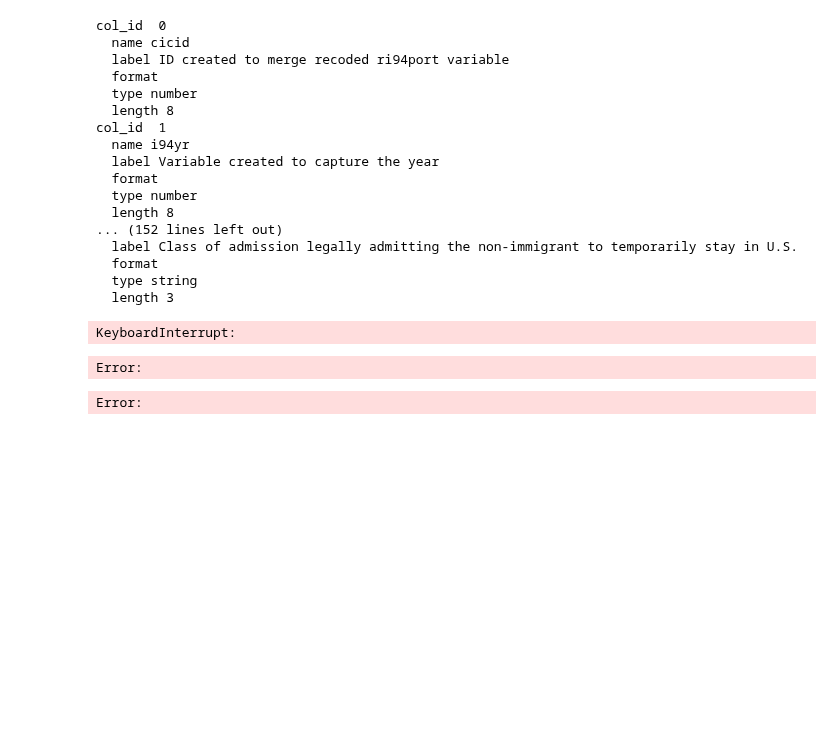
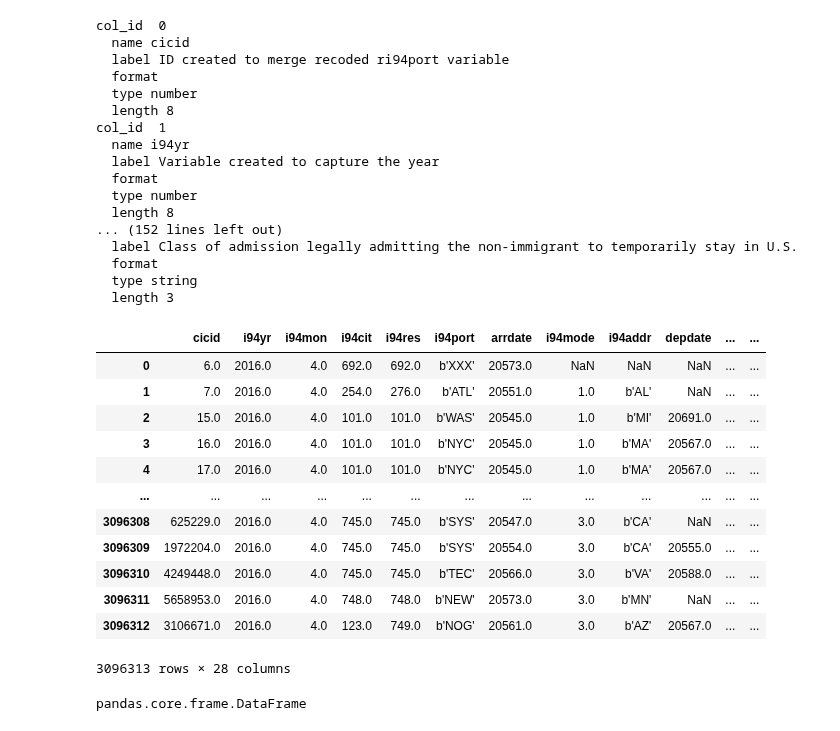
Before and after one commit to NickHuangbeauty/udacity_capstone_project, a Jupyter notebook: aws_emr_steps/practice_and_learn_aws_emr_process.ipynb, the cells around one changed output. Saved outputs shown, nothing was run; the diff lists cells and outputs as text; code cells hidden in the pictures; blank space fills up the shorter version.

```diff
--- a/aws_emr_steps/practice_and_learn_aws_emr_process.ipynb
+++ b/aws_emr_steps/practice_and_learn_aws_emr_process.ipynb
@@ -256,13 +250,29 @@ col_id  1
 # %%
 # Dealing with multiple data files
 # TODO: Make a def for doing this.
-pdf_immigration = pd.read_sas(imm_data, format='sas7bdat', iterator=True, chunksize=50000)
+# Method1: Using pandas to read file.
+# pdf_immigration = pd.read_sas(imm_data, format='sas7bdat', iterator=True, chunksize=50000)
+pdf_immigration = pd.read_sas(imm_data, format='sas7bdat')
 
-
-# imm_chunks = [c for c in pdf_immigration]
-
-imm_chunks_1 = list(pdf_immigration)
+# imm_chunks_1 = list(pdf_immigration)
+pdf_immigration
 # %% [output]
+|  | cicid | i94yr | i94mon | i94cit | i94res | i94port | arrdate | i94mode | i94addr | depdate | ... | ... |
+| 0 | 6.0 | 2016.0 | 4.0 | 692.0 | 692.0 | b'XXX' | 20573.0 | NaN | NaN | NaN | ... | ... |
+| 1 | 7.0 | 2016.0 | 4.0 | 254.0 | 276.0 | b'ATL' | 20551.0 | 1.0 | b'AL' | NaN | ... | ... |
+| 2 | 15.0 | 2016.0 | 4.0 | 101.0 | 101.0 | b'WAS' | 20545.0 | 1.0 | b'MI' | 20691.0 | ... | ... |
+| 3 | 16.0 | 2016.0 | 4.0 | 101.0 | 101.0 | b'NYC' | 20545.0 | 1.0 | b'MA' | 20567.0 | ... | ... |
+| 4 | 17.0 | 2016.0 | 4.0 | 101.0 | 101.0 | b'NYC' | 20545.0 | 1.0 | b'MA' | 20567.0 | ... | ... |
+| ... | ... | ... | ... | ... | ... | ... | ... | ... | ... | ... | ... | ... |
+| 3096308 | 625229.0 | 2016.0 | 4.0 | 745.0 | 745.0 | b'SYS' | 20547.0 | 3.0 | b'CA' | NaN | ... | ... |
+| 3096309 | 1972204.0 | 2016.0 | 4.0 | 745.0 | 745.0 | b'SYS' | 20554.0 | 3.0 | b'CA' | 20555.0 | ... | ... |
+| 3096310 | 4249448.0 | 2016.0 | 4.0 | 745.0 | 745.0 | b'TEC' | 20566.0 | 3.0 | b'VA' | 20588.0 | ... | ... |
+| 3096311 | 5658953.0 | 2016.0 | 4.0 | 748.0 | 748.0 | b'NEW' | 20573.0 | 3.0 | b'MN' | NaN | ... | ... |
+| 3096312 | 3106671.0 | 2016.0 | 4.0 | 123.0 | 749.0 | b'NOG' | 20561.0 | 3.0 | b'AZ' | 20567.0 | ... | ... |
-KeyboardInterrupt:
+3096313 rows × 28 columns
-Error:
-Error:
+# %%
+# Using rdd to read data.
+# rdd = spark.sparkContext.parallelize(imm_chunks_1)
+type(pdf_immigration)
+# %% [output]
+pandas.core.frame.DataFrame
```
Also changed, not shown: parts of 8 cells of this notebook.
